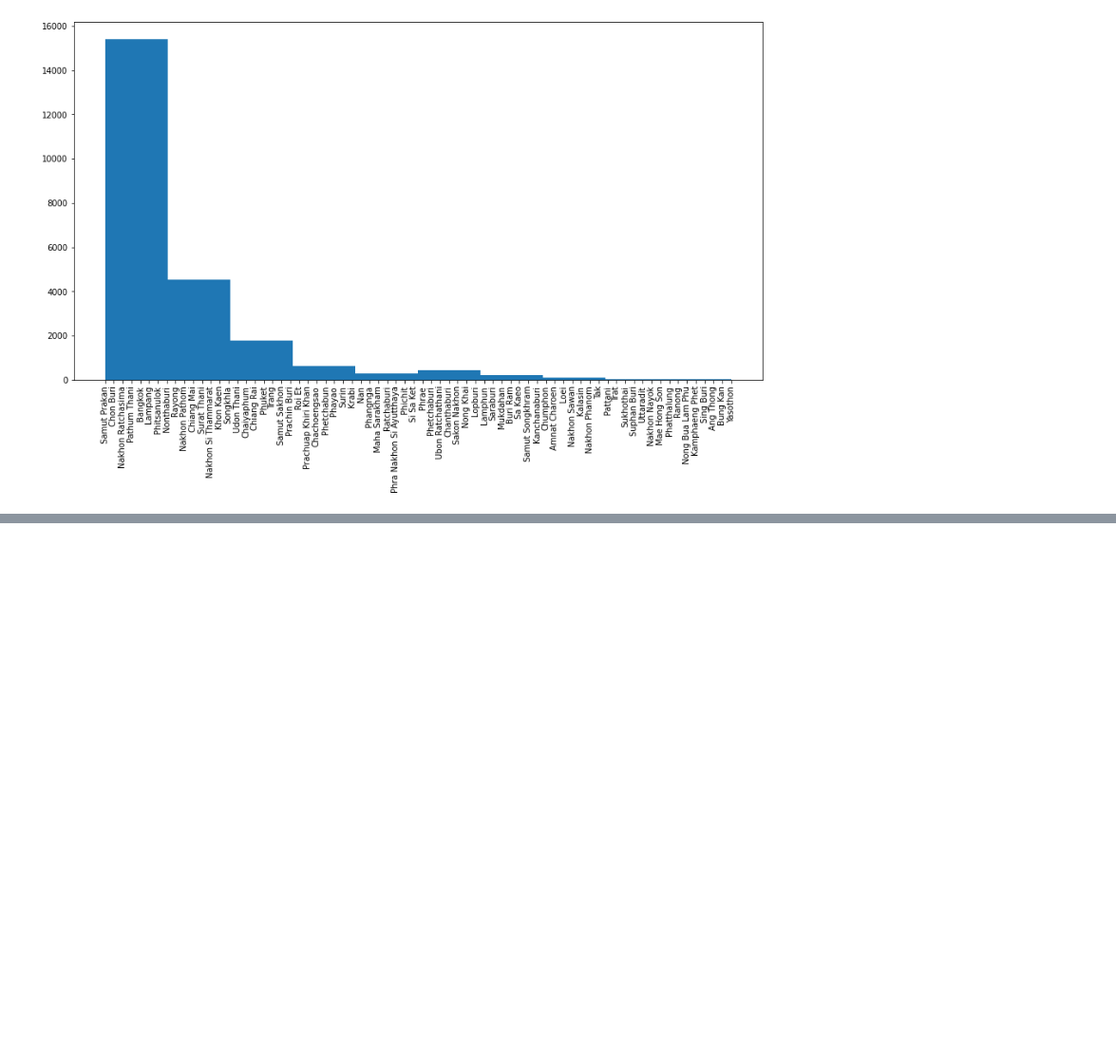
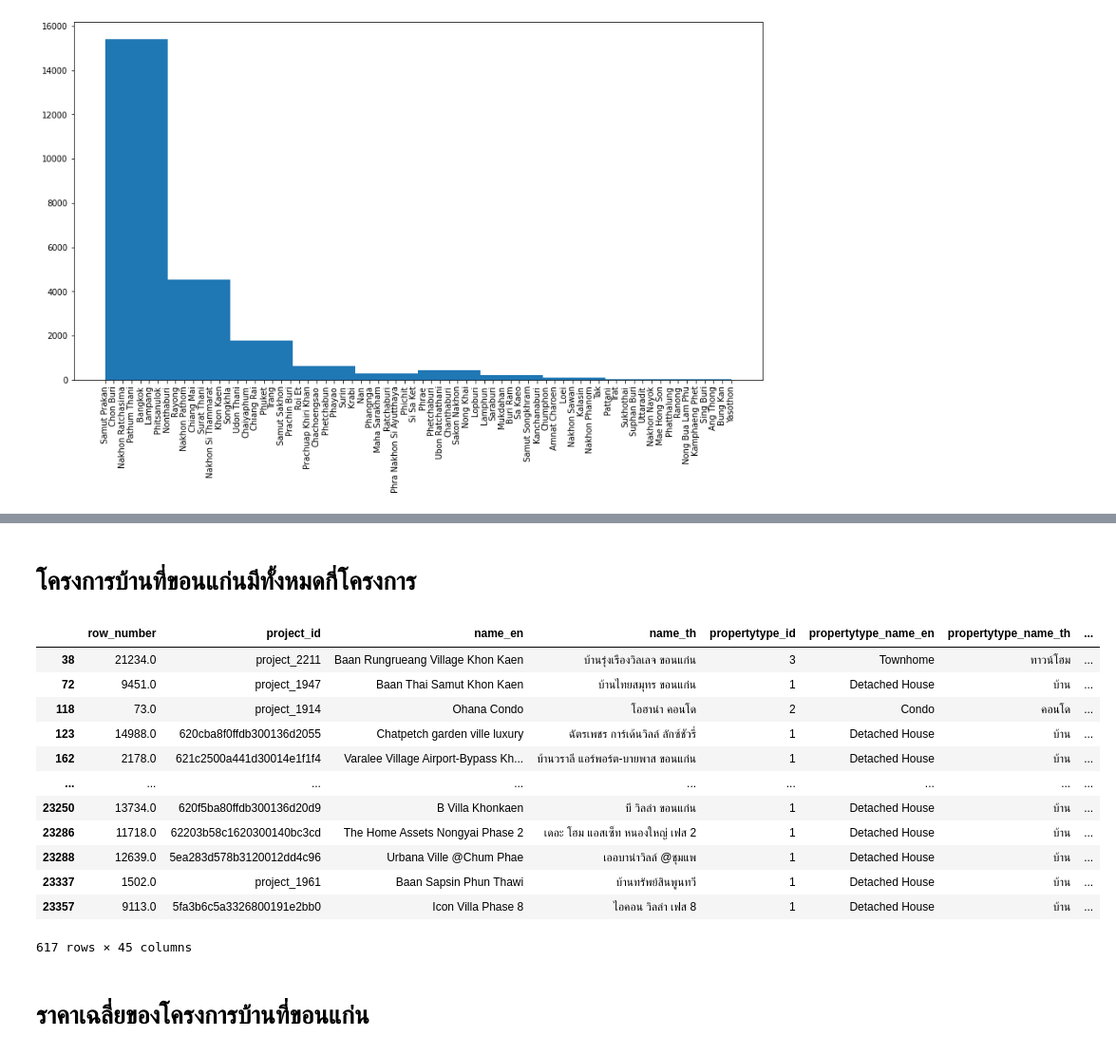
Before and after one commit to tohnperfect/DPDM65, a Jupyter notebook: pandas101.ipynb, the cells around one changed output, grey strips where cells are left out. Shown at 95% size. Saved outputs shown, nothing was run; the diff lists cells and outputs as text; code cells hidden in the pictures; blank space fills up the shorter version.

```diff
--- a/pandas101.ipynb
+++ b/pandas101.ipynb
@@ -171,0 +299,20 @@ plt.xticks(rotation='vertical');
+# %% [markdown]
+# โครงการบ้านที่ขอนแก่นมีทั้งหมดกี่โครงการ
+# %%
+project_df2[project_df2['province_name_th']=='ขอนแก่น']
+# %% [output]
+|  | row_number | project_id | name_en | name_th | propertytype_id | propertytype_name_en | propertytype_name_th | ... |
+| 38 | 21234.0 | project_2211 | Baan Rungrueang Village Khon Kaen | บ้านรุ่งเรืองวิลเลจ ขอนแก่น | 3 | Townhome | ทาวน์โฮม | ... |
+| 72 | 9451.0 | project_1947 | Baan Thai Samut Khon Kaen | บ้านไทยสมุทร ขอนแก่น | 1 | Detached House | บ้าน | ... |
+| 118 | 73.0 | project_1914 | Ohana Condo | โอฮาน่า คอนโด | 2 | Condo | คอนโด | ... |
+| 123 | 14988.0 | 620cba8f0ffdb300136d2055 | Chatpetch garden ville luxury | ฉัตรเพชร การ์เด้นวิลล์ ลักซ์ชัวรี่ | 1 | Detached House | บ้าน | ... |
+| 162 | 2178.0 | 621c2500a441d30014e1f1f4 | Varalee Village Airport-Bypass Kh... | บ้านวราลี แอร์พอร์ต-บายพาส ขอนแก่น | 1 | Detached House | บ้าน | ... |
+| ... | ... | ... | ... | ... | ... | ... | ... | ... |
+| 23250 | 13734.0 | 620f5ba80ffdb300136d20d9 | B Villa Khonkaen | บี วิลล่า ขอนแก่น | 1 | Detached House | บ้าน | ... |
+| 23286 | 11718.0 | 62203b58c1620300140bc3cd | The Home Assets Nongyai Phase 2 | เดอะ โฮม แอสเซ็ท หนองใหญ่ เฟส 2 | 1 | Detached House | บ้าน | ... |
+| 23288 | 12639.0 | 5ea283d578b3120012dd4c96 | Urbana Ville @Chum Phae | เออบาน่าวิลล์ @ชุมแพ | 1 | Detached House | บ้าน | ... |
+| 23337 | 1502.0 | project_1961 | Baan Sapsin Phun Thawi | บ้านทรัพย์สินพูนทวี | 1 | Detached House | บ้าน | ... |
+| 23357 | 9113.0 | 5fa3b6c5a3326800191e2bb0 | Icon Villa Phase 8 | ไอคอน วิลล่า เฟส 8 | 1 | Detached House | บ้าน | ... |
+617 rows × 45 columns
+# %% [markdown]
+# ราคาเฉลี่ยของโครงการบ้านที่ขอนแก่น
```
Also changed, not shown: parts of 30 cells of this notebook.
